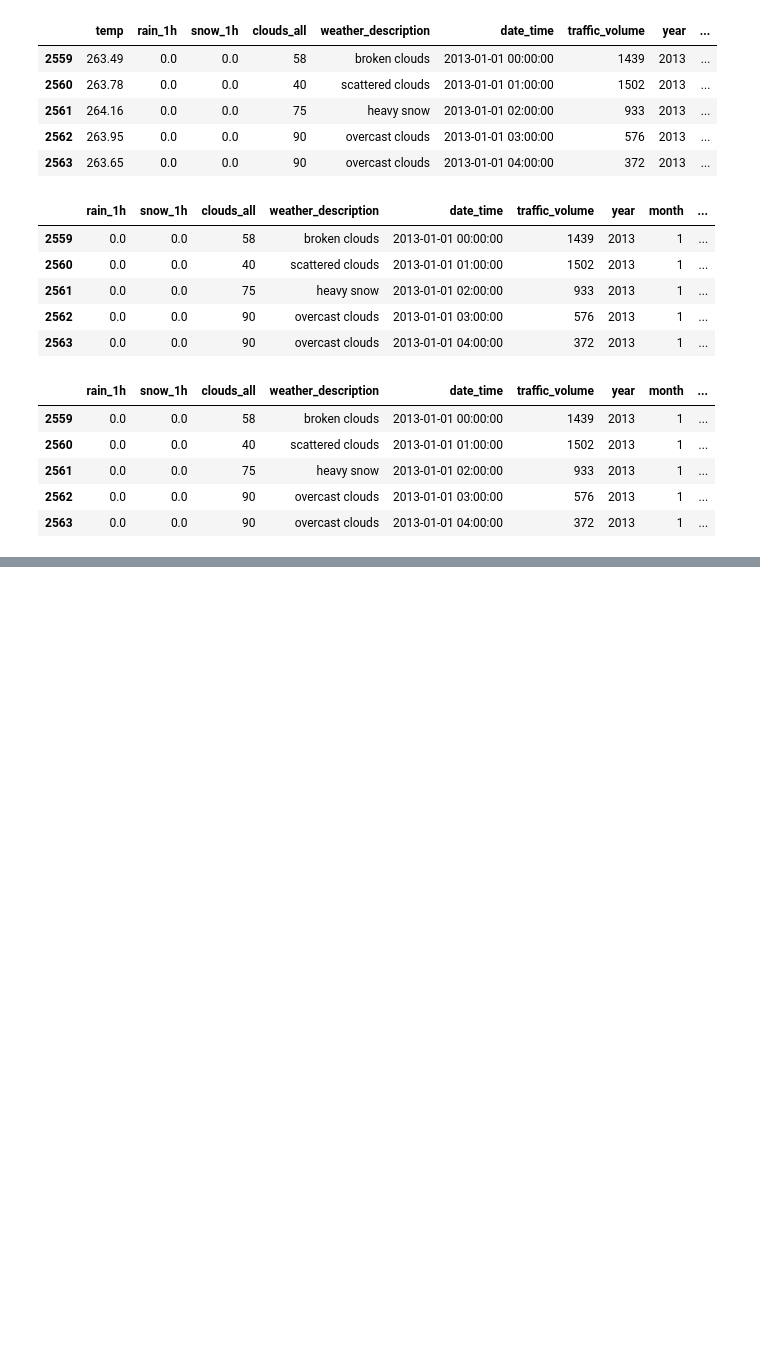
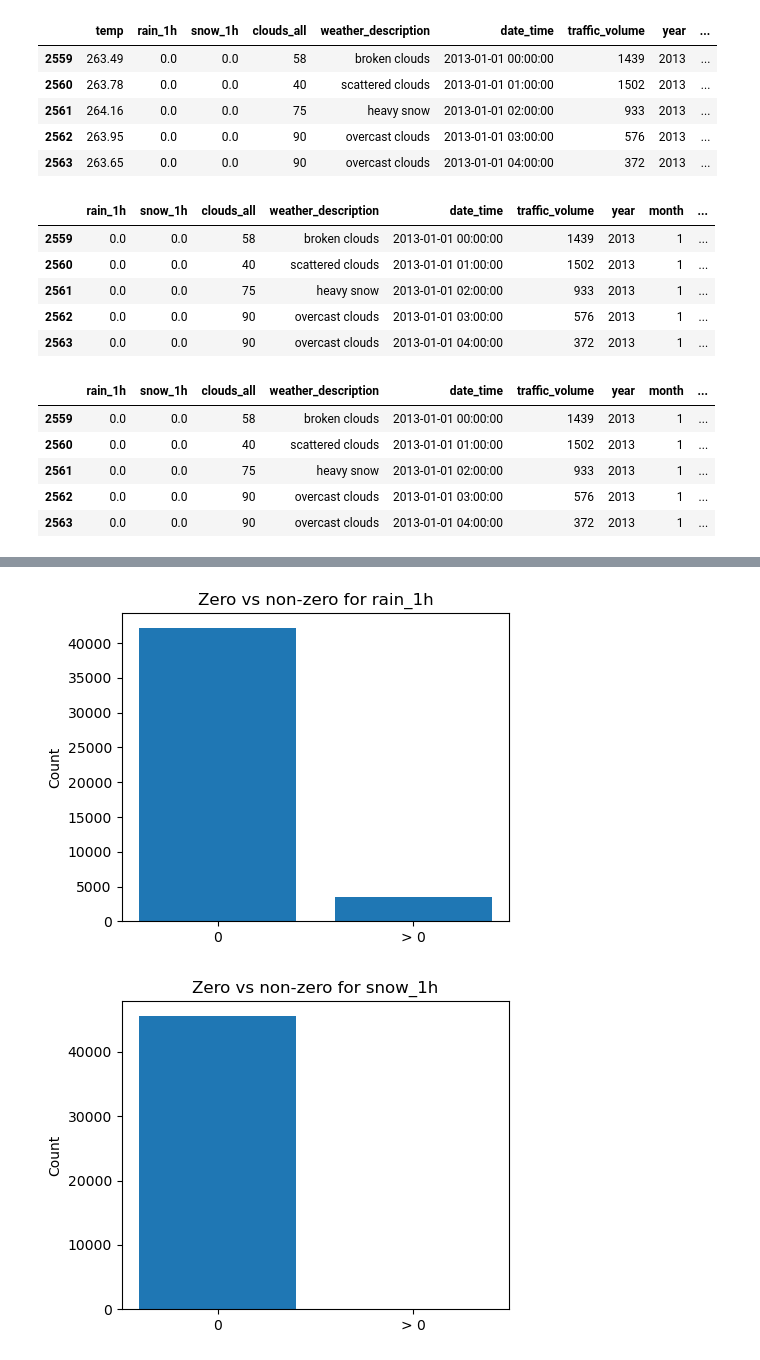
Before and after one commit to Titaniel3/ASDA_2025_Group_1_Portfolio_new, a Jupyter notebook: notebooks/week 8 DL_draft.ipynb, the cells around one changed output, grey strips where cells are left out. Drawn from its saved outputs; the diff is of its cells as text; code cells hidden in the pictures; blank space fills up the shorter version.

```diff
--- a/notebooks/week 8 DL_draft.ipynb
+++ b/notebooks/week 8 DL_draft.ipynb
@@ -249,0 +309,20 @@ df.to_excel("../datasets/travic dataset cleaned.xlsx", index=False)
+# %%
+import matplotlib.pyplot as plt
+
+# Helper function to plot zero vs non-zero counts
+def plot_zero_vs_nonzero(series, var_name):
+    # Create boolean mask
+    zero_count = (series == 0).sum()
+    nonzero_count = (series > 0).sum()
+
+    plt.figure(figsize=(5,4))
+    plt.bar(["0", "> 0"], [zero_count, nonzero_count])
+    plt.title(f"Zero vs non-zero for {var_name}")
+    plt.ylabel("Count")
+    plt.show()
+
+plot_zero_vs_nonzero(df["rain_1h"], "rain_1h")
+plot_zero_vs_nonzero(df["snow_1h"], "snow_1h")
+# %% [output]
+[figure, added]
+[figure, added]
```
Also changed, not shown: parts of 10 cells of this notebook, 1 other file.
